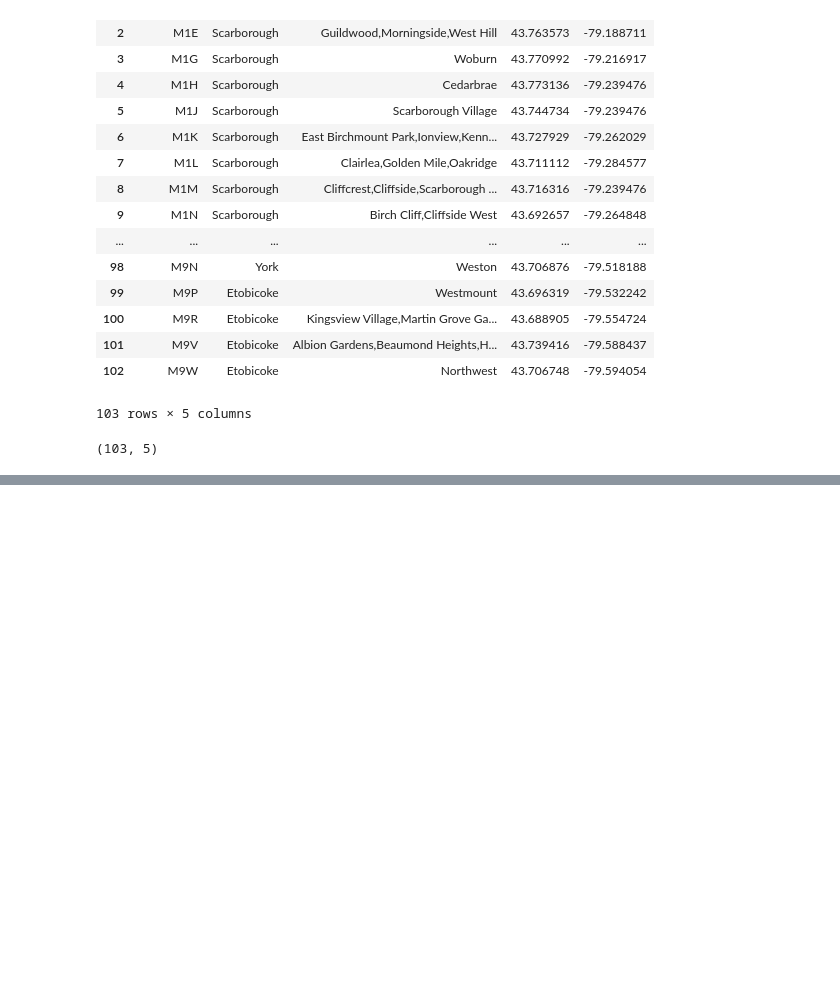
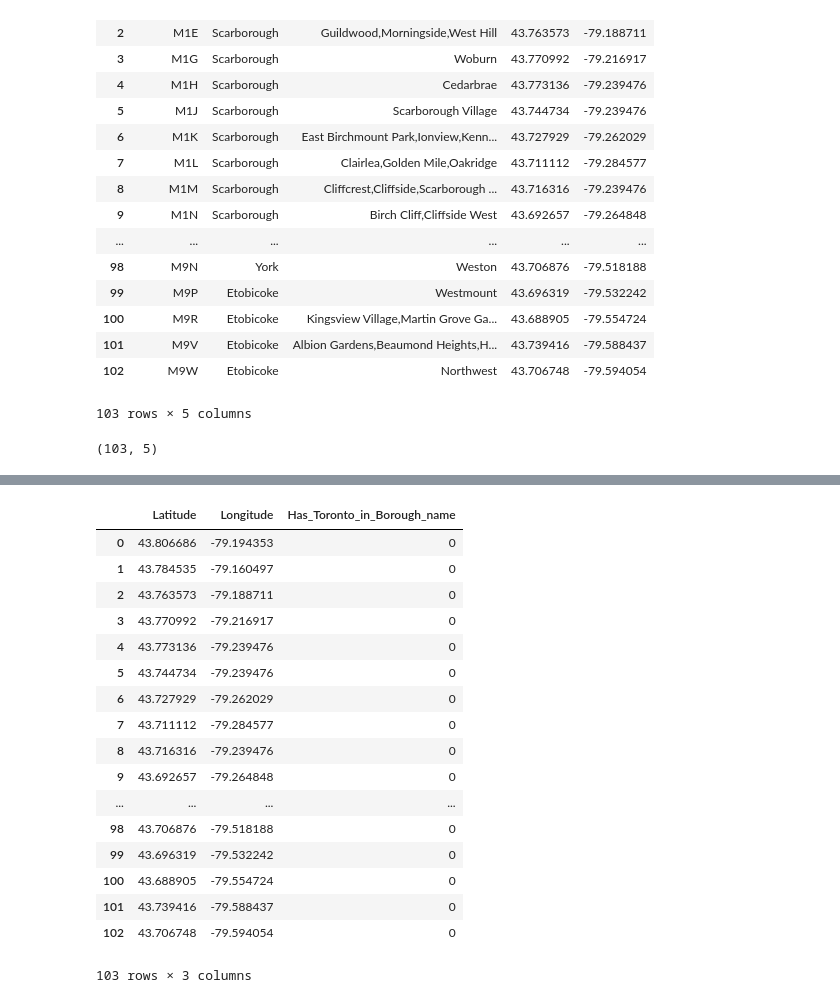
Before and after one commit to turjom/Coursera_Capstone, a Jupyter notebook: Toronto Segment Cluster assignment _ geocode.ipynb, the cells around one changed output, grey strips where cells are left out. Cells and saved outputs as stored; diff of their text form; code cells hidden in the pictures; blank space fills up the shorter version.

```diff
--- a/Toronto Segment Cluster assignment _ geocode.ipynb
+++ b/Toronto Segment Cluster assignment _ geocode.ipynb
@@ -278,0 +335,21 @@ df_merged.shape
+# %%
+toronto_grouped_clustering
+# %% [output]
+|  | Latitude | Longitude | Has_Toronto_in_Borough_name |
+| 0 | 43.806686 | -79.194353 | 0 |
+| 1 | 43.784535 | -79.160497 | 0 |
+| 2 | 43.763573 | -79.188711 | 0 |
+| 3 | 43.770992 | -79.216917 | 0 |
+| 4 | 43.773136 | -79.239476 | 0 |
+| 5 | 43.744734 | -79.239476 | 0 |
+| 6 | 43.727929 | -79.262029 | 0 |
+| 7 | 43.711112 | -79.284577 | 0 |
+| 8 | 43.716316 | -79.239476 | 0 |
+| 9 | 43.692657 | -79.264848 | 0 |
+| ... | ... | ... | ... |
+| 98 | 43.706876 | -79.518188 | 0 |
+| 99 | 43.696319 | -79.532242 | 0 |
+| 100 | 43.688905 | -79.554724 | 0 |
+| 101 | 43.739416 | -79.588437 | 0 |
+| 102 | 43.706748 | -79.594054 | 0 |
+103 rows × 3 columns
```
Also changed, not shown: parts of 9 cells of this notebook.
